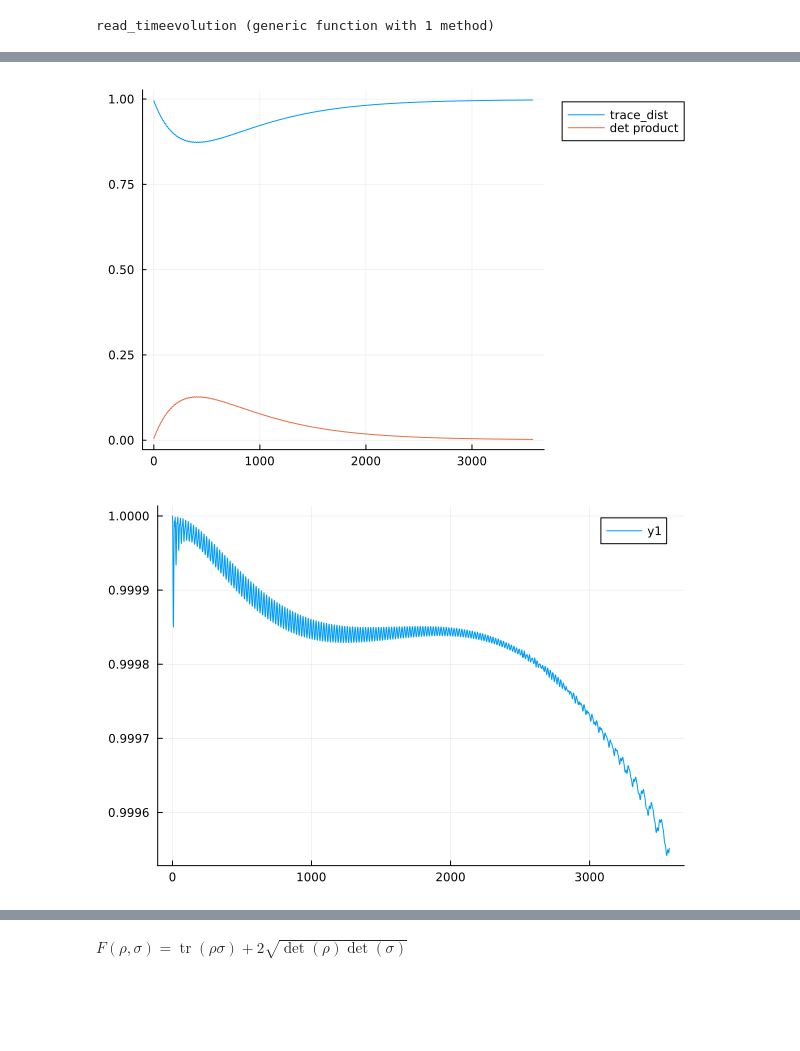
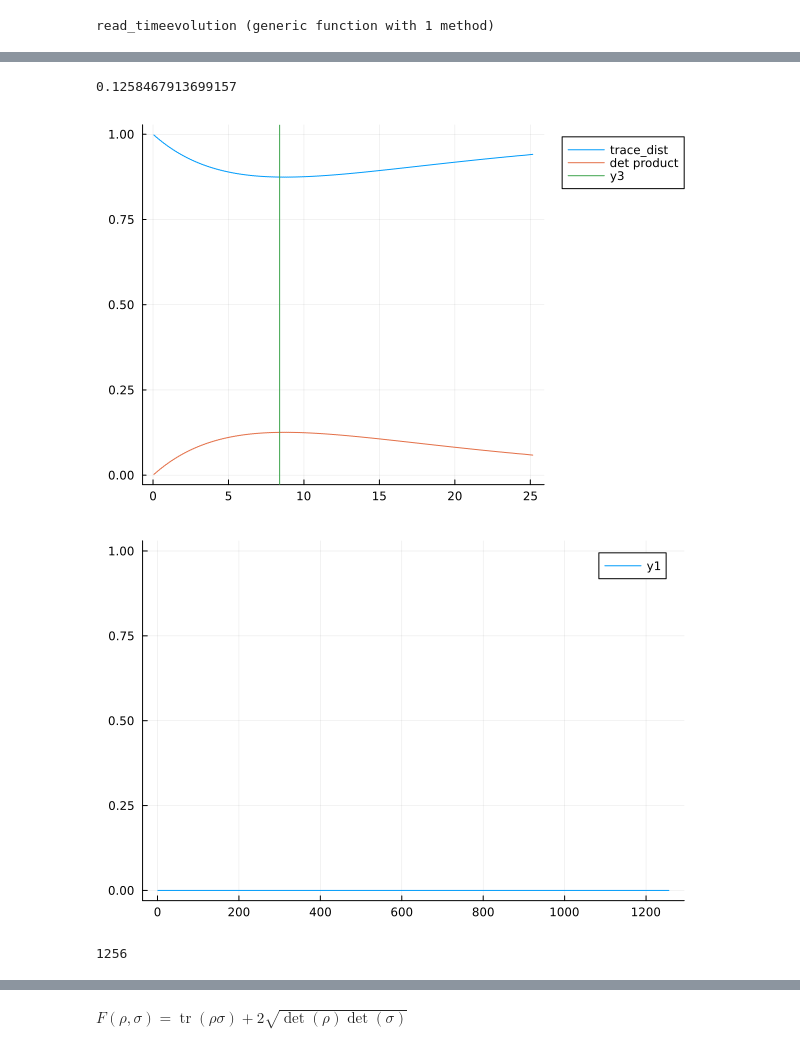
Before and after one commit to zpopovych/OQSID-thesis, a Jupyter notebook: BlackBox/Qubit_Fidelity.ipynb, the cells around one changed output, grey strips where cells are left out. Drawn from its saved outputs; the diff is of its cells as text; code cells hidden in the pictures; blank space fills up the shorter version.

```diff
--- a/BlackBox/Qubit_Fidelity.ipynb
+++ b/BlackBox/Qubit_Fidelity.ipynb
@@ -55,0 +114,23 @@ tʸ, ρʸ = read_timeevolution(file_name, "B4", γ);
+# %%
+Hˢⁱᵐ = [ 25.133 0+0im
+          0.    -25.133  ] / 2
+
+Jˢⁱᵐ  = DenseOperator(basis,[ 0    sqrt(γᶠ)
+                              0.   0+0im    ])
+
+ρ0 = DenseOperator(basis, ρˣ[1])
+
+tˢⁱᵐ, ρˢⁱᵐ  = timeevolution.master(convert.(Float64,tˣ), ρ0, DenseOperator(basis, Hˢⁱᵐ), [Jˢⁱᵐ])
+
+trace_sim = [abs(tr(ρ*σ.data)) for (ρ, σ) in zip(ρˣ,ρˢⁱᵐ)]
+det_sim = [2*sqrt(abs(det(ρ)*det(σ.data))) for (ρ, σ) in zip(ρˣ,ρˢⁱᵐ)]
+det2_sim = [abs(det(ρ)*det(σ.data)) for (ρ, σ) in zip(ρˣ,ρˢⁱᵐ)]
+
+delta = [1 + abs(tr(ρ*σ.data)) - abs(det(ρ)*det(σ.data)) for (ρ, σ) in zip(ρˣ,ρˢⁱᵐ)]
+
+fid = trace_sim + det_sim
+infid = [1-f for f in fid]
+
+plot(tˢⁱᵐ, trace_sim,  label = "trace_dist")
+plot!(tˢⁱᵐ, det_sim, label = "det product",legend = :outertopright)
+vline!([2*real(1/γᶠ)/3])
@@ -56,3 +165,7 @@ tʸ, ρʸ = read_timeevolution(file_name, "B4", γ);
+# %%
+maximum(det_sim)
+# %% [output]
+0.1258467913699157
 # %%
 #println("Simulating Lindblad form")
 
@@ -72,11 +185,16 @@ det_sim = [2*sqrt(abs(det(ρ)*det(σ.data))) for (ρ, σ) in zip(ρˣ,ρˢⁱᵐ
 det2_sim = [abs(det(ρ)*det(σ.data)) for (ρ, σ) in zip(ρˣ,ρˢⁱᵐ)]
 fid = trace_sim + det_sim
 
-plot(trace_sim, label = "trace_dist")
-plot!(det_sim, label = "det product",legend = :outertopright)
+plot(tˢⁱᵐ, trace_sim,  label = "trace_dist")
+plot!(tˢⁱᵐ, det_sim, label = "det product",legend = :outertopright)
+vline!([2*real(1/γᶠ)/3])
 # %% [output]
-[figure, old version]
+[figure, new version]
 # %%
-plot(fid)
+plot(delta)
 # %% [output]
-[figure, old version]
+[figure, new version]
+# %%
+length(delta)
+# %% [output]
+1256
```
Also changed, not shown: parts of 12 cells of this notebook, 8 other files.
